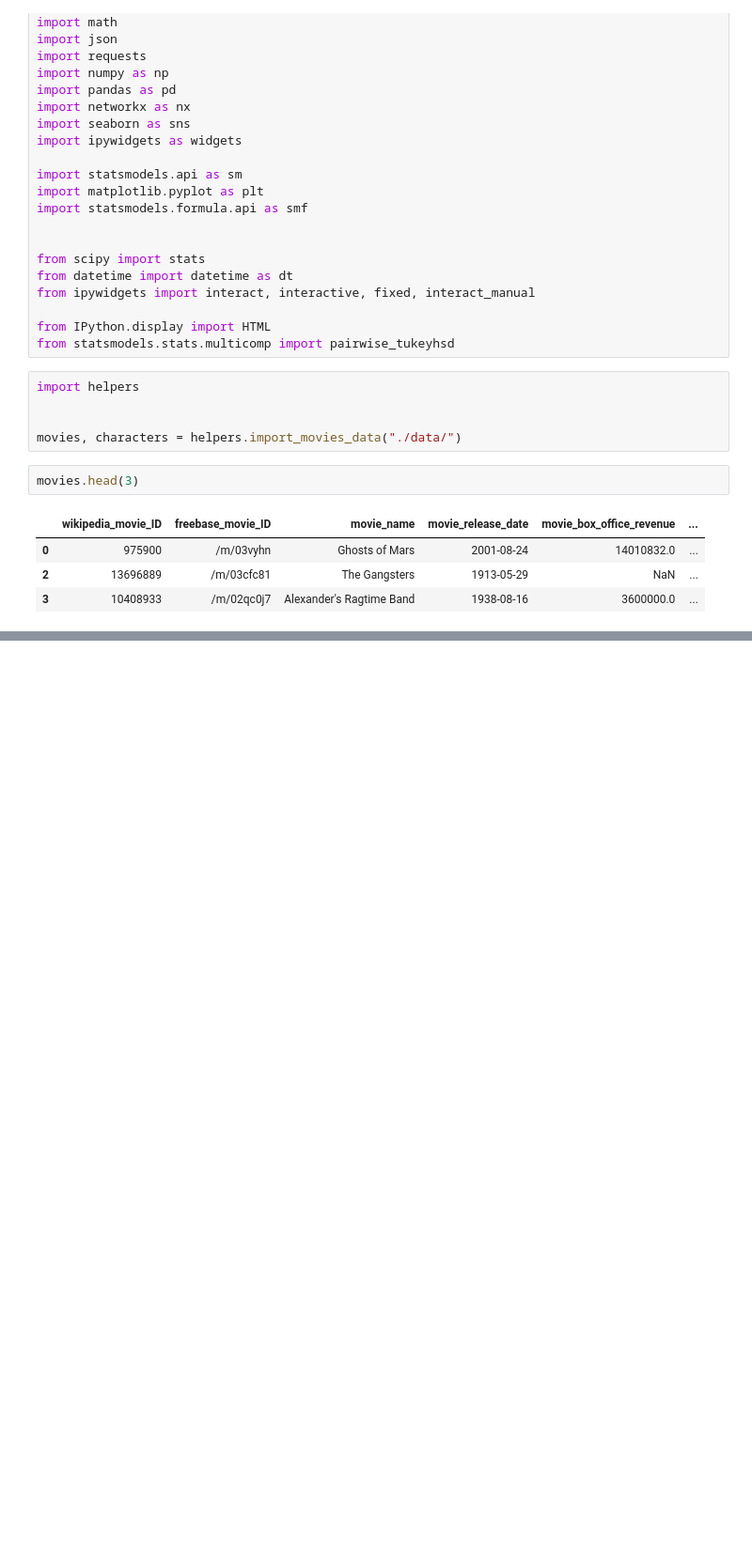
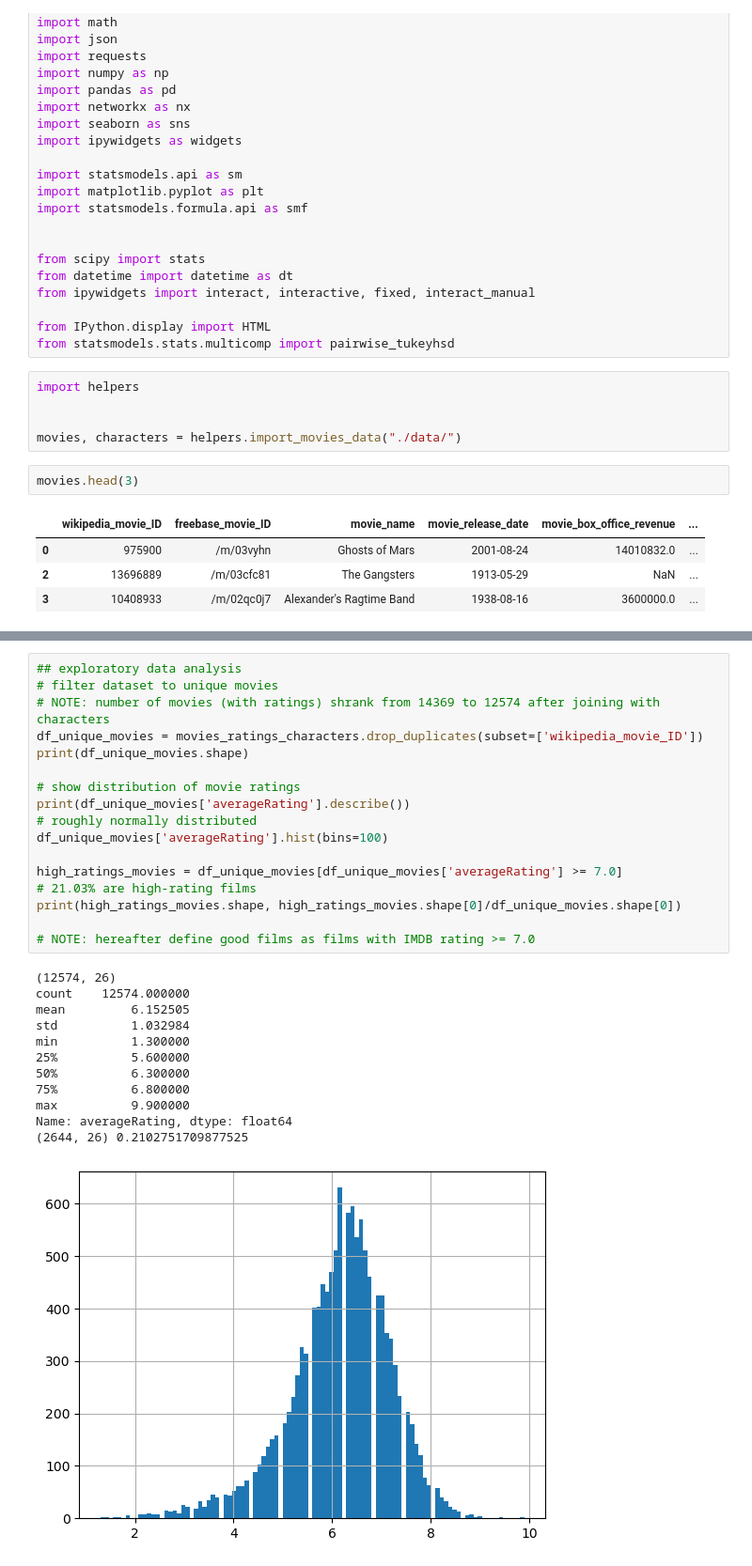
Before and after one commit to epfl-ada/ada-2023-project-zalix, a Jupyter notebook: zach.ipynb, the cells around one changed output, grey strips where cells are left out. Shown at 94% size. Saved outputs shown, nothing was run; the diff lists cells and outputs as text; blank space fills up the shorter version.

```diff
--- a/zach.ipynb
+++ b/zach.ipynb
@@ -39,0 +98,30 @@ movies.head(3)
+# %%
+## exploratory data analysis
+# filter dataset to unique movies
+# NOTE: number of movies (with ratings) shrank from 14369 to 12574 after joining with characters
+df_unique_movies = movies_ratings_characters.drop_duplicates(subset=['wikipedia_movie_ID'])
+print(df_unique_movies.shape)
+
+# show distribution of movie ratings
+print(df_unique_movies['averageRating'].describe())
+# roughly normally distributed
+df_unique_movies['averageRating'].hist(bins=100)
+
+high_ratings_movies = df_unique_movies[df_unique_movies['averageRating'] >= 7.0]
+# 21.03% are high-rating films
+print(high_ratings_movies.shape, high_ratings_movies.shape[0]/df_unique_movies.shape[0])
+
+# NOTE: hereafter define good films as films with IMDB rating >= 7.0
+# %% [output]
+(12574, 26)
+count    12574.000000
+mean         6.152505
+std          1.032984
+min          1.300000
+25%          5.600000
+50%          6.300000
+75%          6.800000
+max          9.900000
+Name: averageRating, dtype: float64
+(2644, 26) 0.2102751709877525
+[figure, added]
```
Also changed, not shown: parts of 7 cells of this notebook, 1 other file.
